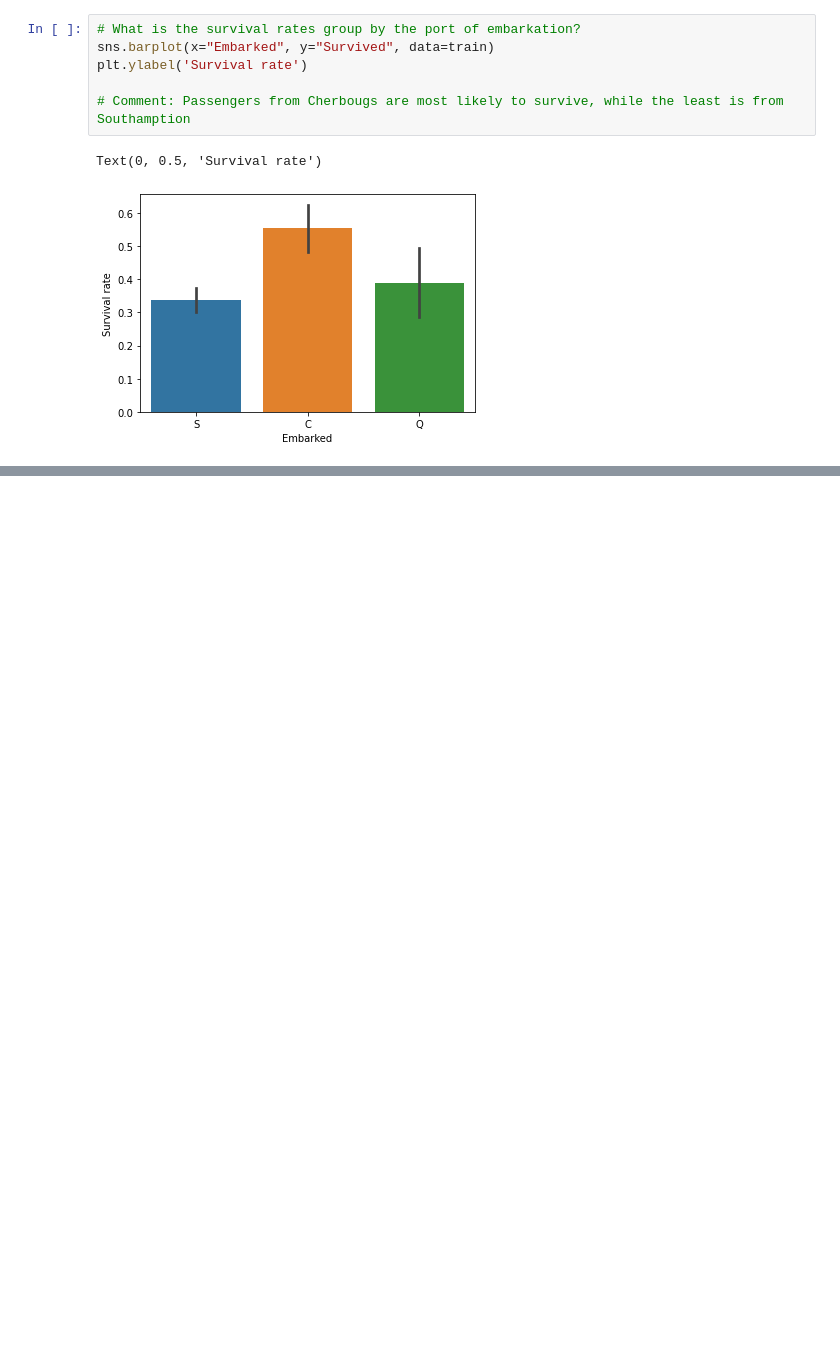
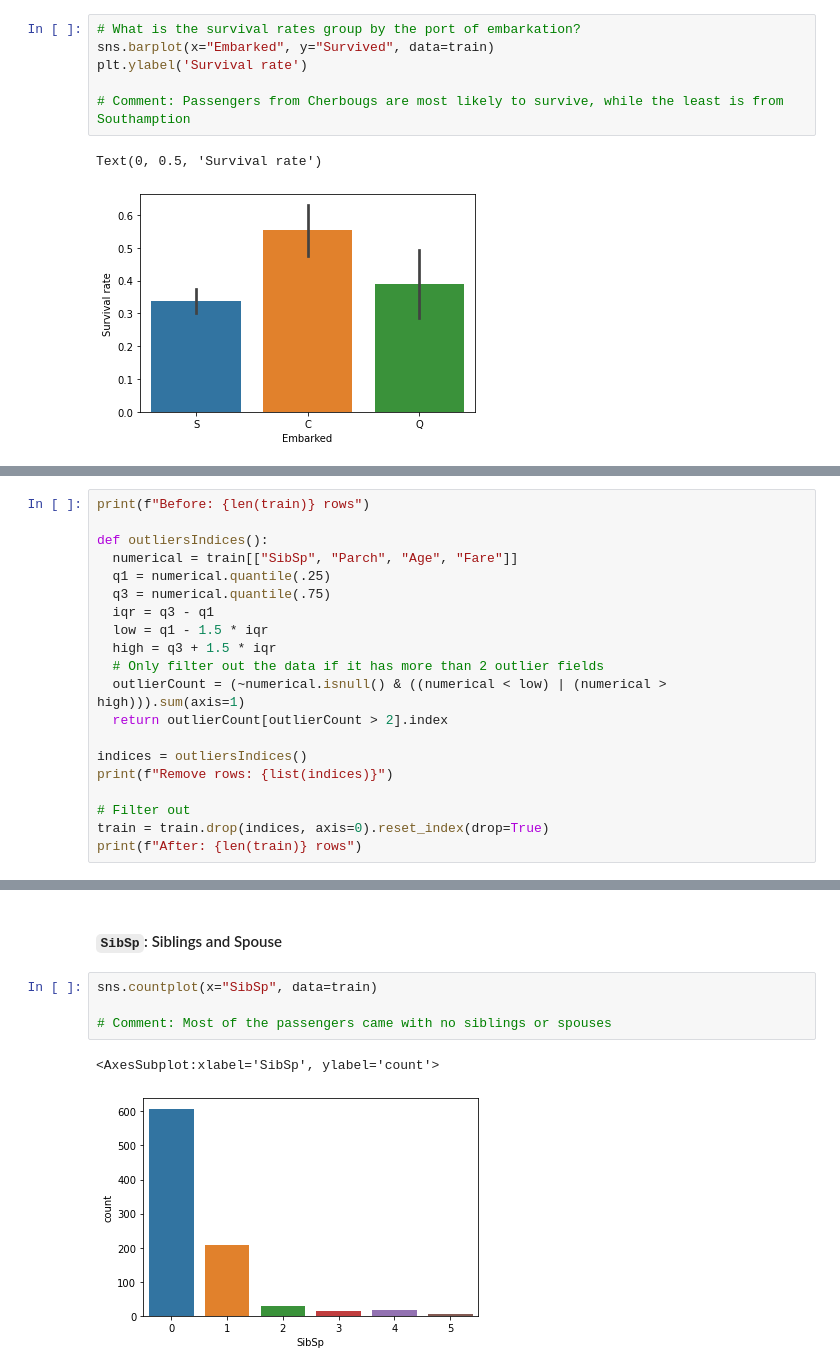
Before and after one commit to jmateo27/Titanic-Project, a Jupyter notebook: titanic.ipynb, the cells around one changed output, grey strips where cells are left out. Cells and saved outputs as stored; diff of their text form; blank space fills up the shorter version.

Commit message:
Add some numerical analysis

```diff
--- a/titanic.ipynb
+++ b/titanic.ipynb
@@ -169,0 +193,20 @@ Text(0, 0.5, 'Survival rate')
+# %%
+print(f"Before: {len(train)} rows")
+
+def outliersIndices():
+  numerical = train[["SibSp", "Parch", "Age", "Fare"]]
+  q1 = numerical.quantile(.25)
+  q3 = numerical.quantile(.75)
+  iqr = q3 - q1
+  low = q1 - 1.5 * iqr
+  high = q3 + 1.5 * iqr
+  # Only filter out the data if it has more than 2 outlier fields
+  outlierCount = (~numerical.isnull() & ((numerical < low) | (numerical > high))).sum(axis=1)
+  return outlierCount[outlierCount > 2].index
+
+indices = outliersIndices()
+print(f"Remove rows: {list(indices)}")
+
+# Filter out
+train = train.drop(indices, axis=0).reset_index(drop=True)
+print(f"After: {len(train)} rows")
@@ -169,0 +231,9 @@ Text(0, 0.5, 'Survival rate')
+# %% [markdown]
+#### `SibSp`: Siblings and Spouse
+# %%
+sns.countplot(x="SibSp", data=train)
+
+# Comment: Most of the passengers came with no siblings or spouses
+# %% [output]
+<AxesSubplot:xlabel='SibSp', ylabel='count'>
+[figure, added]
```
Also changed, not shown: parts of 18 cells of this notebook.
